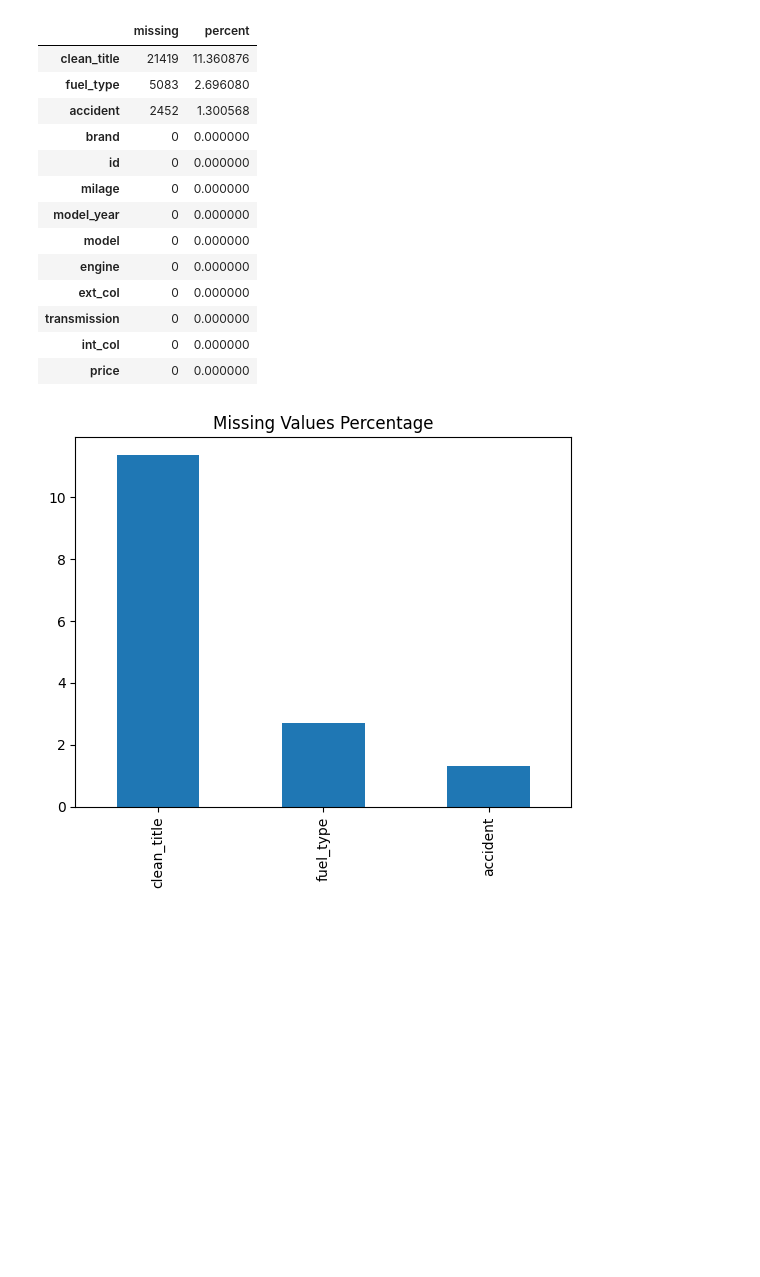
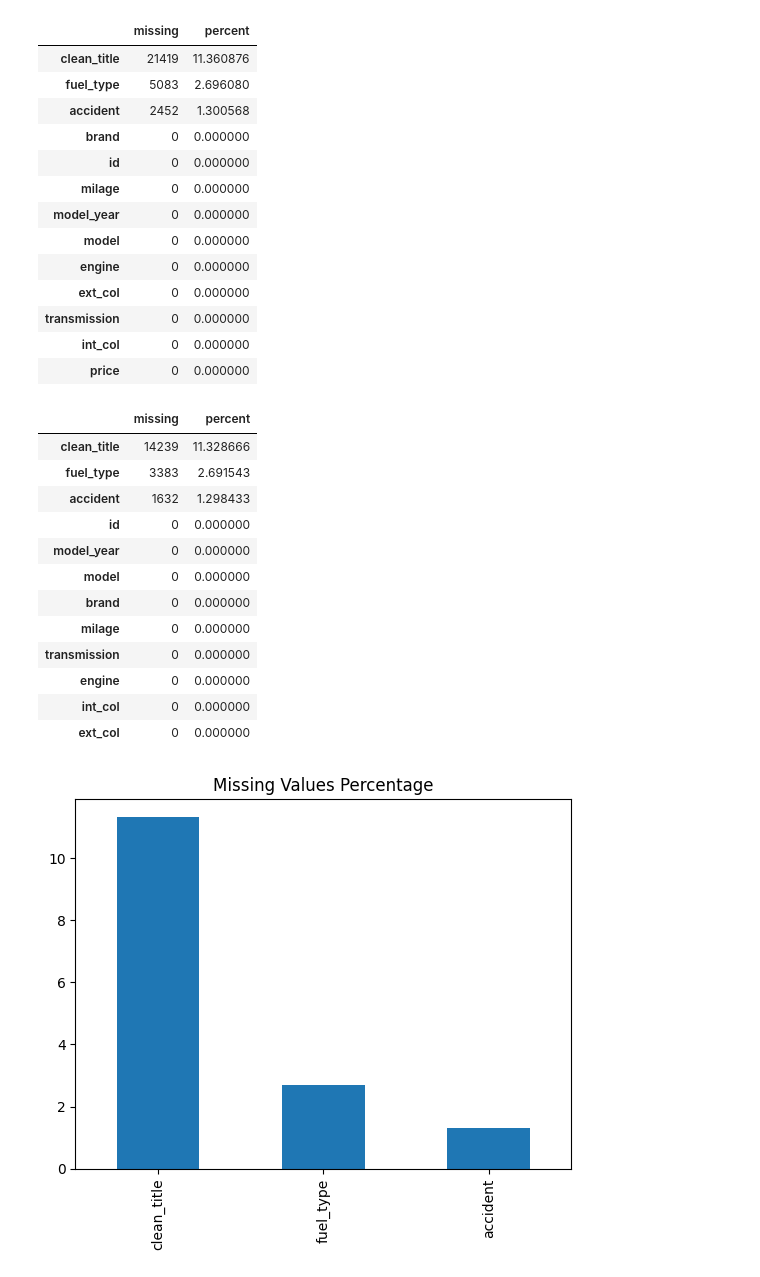
Before and after one commit to Bootcamp-Data-Analyst/proyecto7-grupo3-problema-de-regresion, a Jupyter notebook: car-price-ml-proyect/notebooks/Data_Cleaning_and_Transformation.ipynb, the cells around one changed output. Cells and saved outputs as stored; diff of their text form; code cells hidden in the pictures; blank space fills up the shorter version.

```diff
--- a/car-price-ml-proyect/notebooks/Data_Cleaning_and_Transformation.ipynb
+++ b/car-price-ml-proyect/notebooks/Data_Cleaning_and_Transformation.ipynb
@@ -194,6 +229,25 @@ pd.DataFrame({"missing": missing, "percent": missing_pct})
 | transmission | 0 | 0.000000 |
 | int_col | 0 | 0.000000 |
 | price | 0 | 0.000000 |
+# %%
+missing = df_test.isna().sum().sort_values(ascending=False) # Sumamos los valores nulos y los ordenamos de mayor a menor
+missing_pct = (missing / len(df_test)) * 100 # Sacamos el porcentaje del total
+
+pd.DataFrame({"missing": missing, "percent": missing_pct})
+# %% [output]
+|  | missing | percent |
+| clean_title | 14239 | 11.328666 |
+| fuel_type | 3383 | 2.691543 |
+| accident | 1632 | 1.298433 |
+| id | 0 | 0.000000 |
+| model_year | 0 | 0.000000 |
+| model | 0 | 0.000000 |
+| brand | 0 | 0.000000 |
+| milage | 0 | 0.000000 |
+| transmission | 0 | 0.000000 |
+| engine | 0 | 0.000000 |
+| int_col | 0 | 0.000000 |
+| ext_col | 0 | 0.000000 |
 # %%
 import matplotlib.pyplot as plt
 
```
Also changed, not shown: parts of 73 cells of this notebook, 2 other files.
